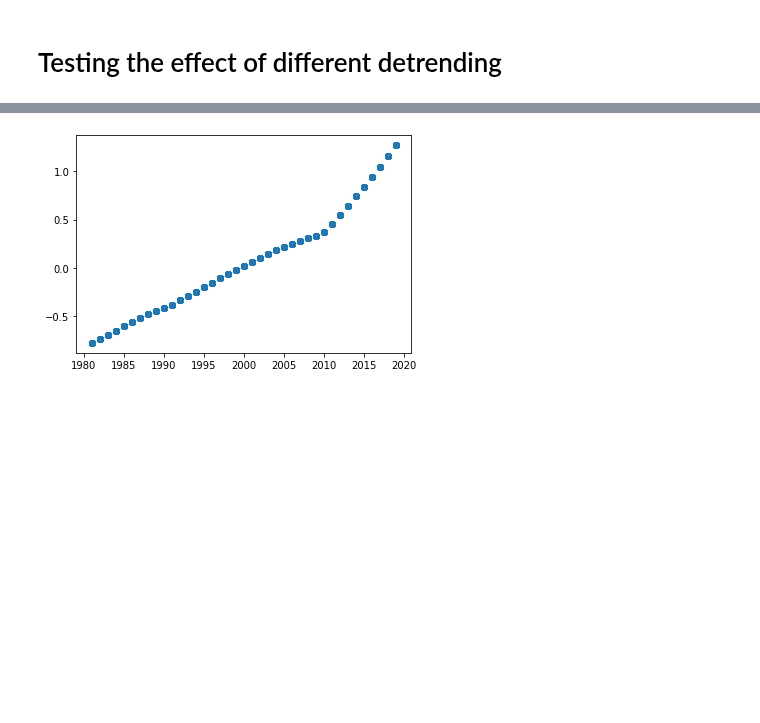
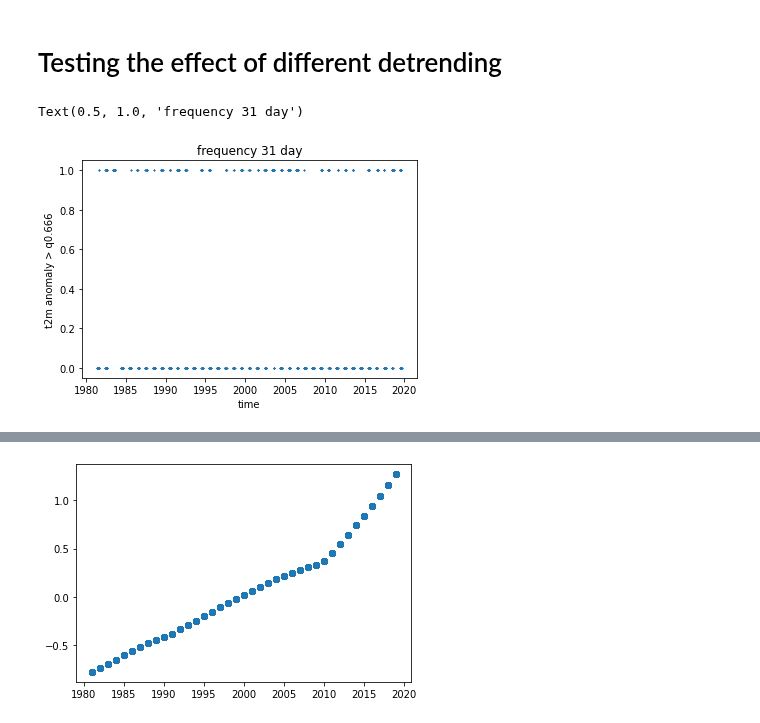
Before and after one commit to chiemvs/Weave, a Jupyter notebook: notebooks/Classifier_skills.ipynb, the cells around one changed output, grey strips where cells are left out. Cells and saved outputs as stored; diff of their text form; code cells hidden in the pictures; blank space fills up the shorter version.

```diff
--- a/notebooks/Classifier_skills.ipynb
+++ b/notebooks/Classifier_skills.ipynb
@@ -218,7 +218,7 @@ plt.show()
 # %% [markdown]
 # Testing the effect of different detrending
 # %%
-respagg = 1
+respagg = 31
 separation = -21
 threshold = 0.666
 Y_path = '/scistor/ivm/jsn295/clusters_cv_spearmanpar_varalpha_strict/response.multiagg.detrended.parquet'
@@ -237,0 +234,10 @@ y.plot()
+# %%
+y_bin = y > y.quantile(0.666)
+y_freq = y_bin.groupby(y_bin.index.year).mean()
+plt.scatter(x = y_tr.index, y = y_bin, s = 0.3, label = 'data')
+plt.xlabel('time')
+plt.ylabel('t2m anomaly > q0.666')
+plt.title(f'frequency {respagg} day')
+# %% [output]
+Text(0.5, 1.0, 'frequency 31 day')
+[figure, added]
```
Also changed, not shown: parts of 5 cells of this notebook, 2 other files.
